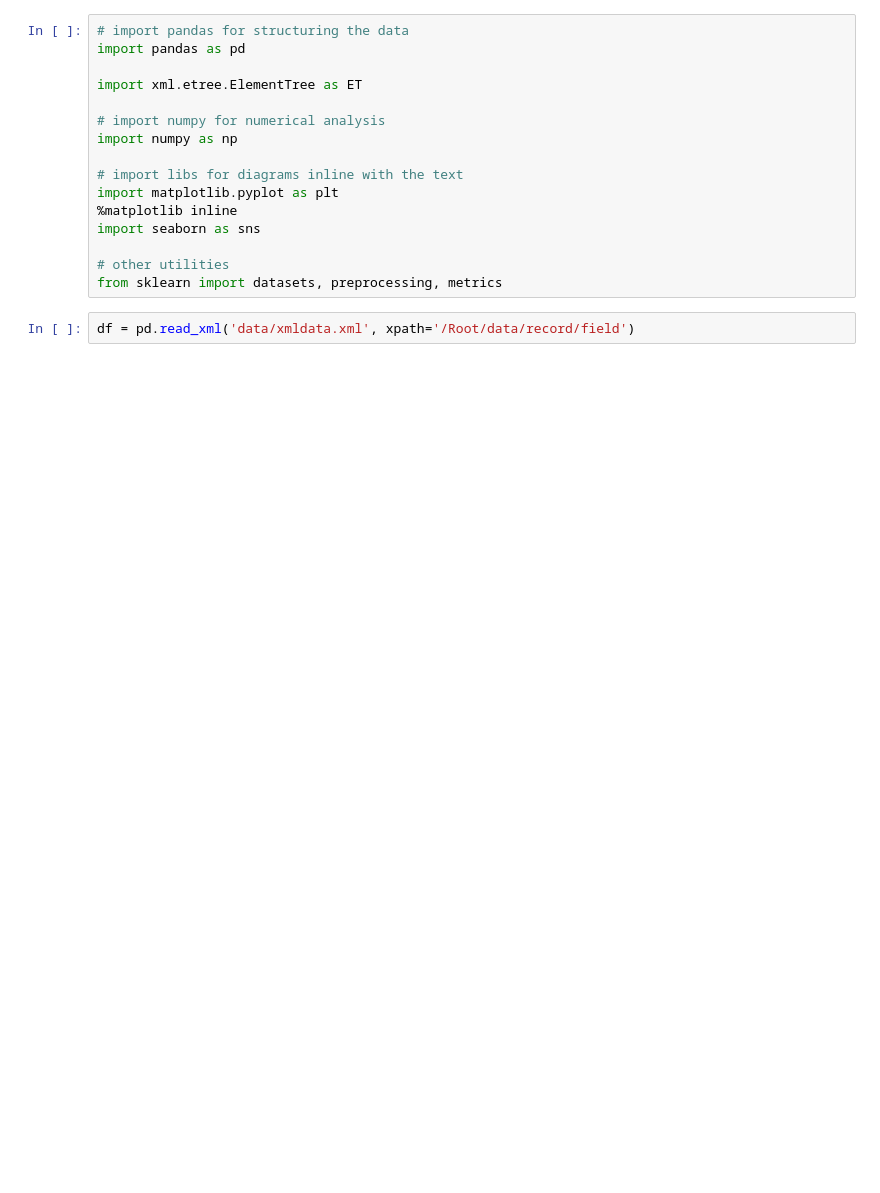
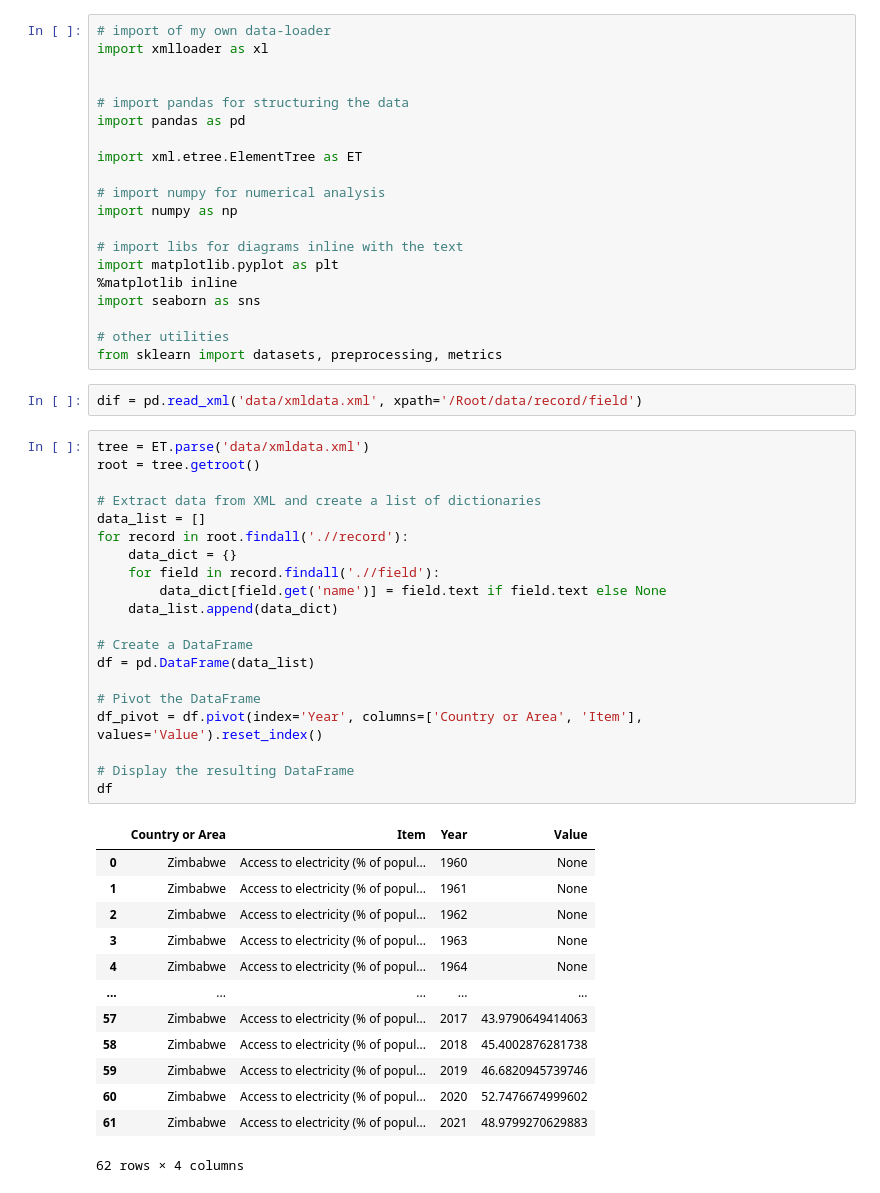
Before and after one commit to Peter537/Dat4-BI-MP1, a Jupyter notebook: xml.ipynb, the cells around one changed output. Cells and saved outputs as stored; diff of their text form; blank space fills up the shorter version.

```diff
--- a/xml.ipynb
+++ b/xml.ipynb
@@ -1,4 +1,8 @@
 # %%
+# import of my own data-loader
+import xmlloader as xl
+
+
 # import pandas for structuring the data
 import pandas as pd
 
@@ -15,7 +19,41 @@ import seaborn as sns
 # other utilities
 from sklearn import datasets, preprocessing, metrics
 # %%
-df = pd.read_xml('data/xmldata.xml', xpath='/Root/data/record/field')
+dif = pd.read_xml('data/xmldata.xml', xpath='/Root/data/record/field')
+# %%
+tree = ET.parse('data/xmldata.xml')
+root = tree.getroot()
+
+# Extract data from XML and create a list of dictionaries
+data_list = []
+for record in root.findall('.//record'):
+    data_dict = {}
+    for field in record.findall('.//field'):
+        data_dict[field.get('name')] = field.text if field.text else None
+    data_list.append(data_dict)
+
+# Create a DataFrame
+df = pd.DataFrame(data_list)
+
+# Pivot the DataFrame
+df_pivot = df.pivot(index='Year', columns=['Country or Area', 'Item'], values='Value').reset_index()
+
+# Display the resulting DataFrame
+df
+# %% [output]
+|  | Country or Area | Item | Year | Value |
+| 0 | Zimbabwe | Access to electricity (% of popul... | 1960 | None |
+| 1 | Zimbabwe | Access to electricity (% of popul... | 1961 | None |
+| 2 | Zimbabwe | Access to electricity (% of popul... | 1962 | None |
+| 3 | Zimbabwe | Access to electricity (% of popul... | 1963 | None |
+| 4 | Zimbabwe | Access to electricity (% of popul... | 1964 | None |
+| ... | ... | ... | ... | ... |
+| 57 | Zimbabwe | Access to electricity (% of popul... | 2017 | 43.9790649414063 |
+| 58 | Zimbabwe | Access to electricity (% of popul... | 2018 | 45.4002876281738 |
+| 59 | Zimbabwe | Access to electricity (% of popul... | 2019 | 46.6820945739746 |
+| 60 | Zimbabwe | Access to electricity (% of popul... | 2020 | 52.7476674999602 |
+| 61 | Zimbabwe | Access to electricity (% of popul... | 2021 | 48.9799270629883 |
+62 rows × 4 columns
 # %%
 df.shape
 # %% [output]
```
Also changed, not shown: parts of 12 cells of this notebook, 3 other files.
